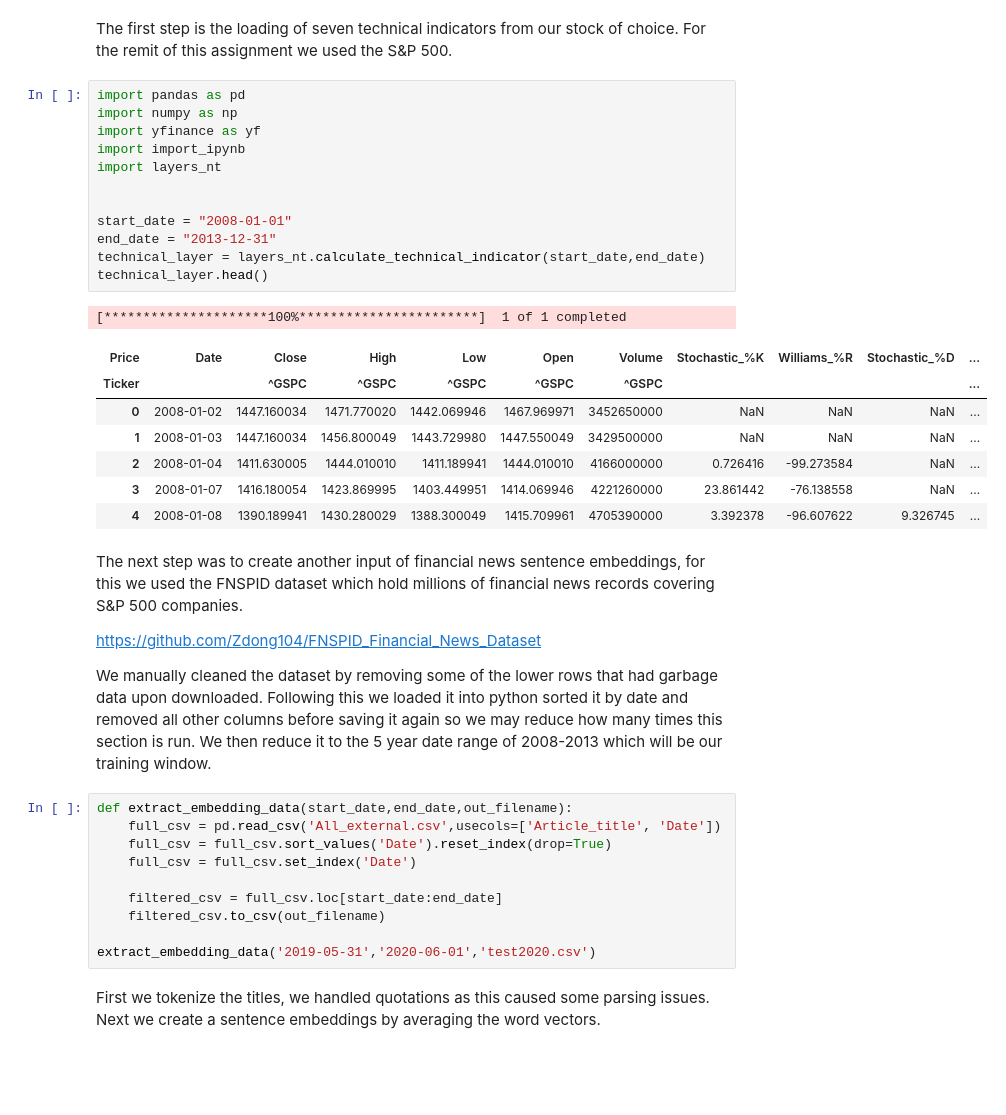
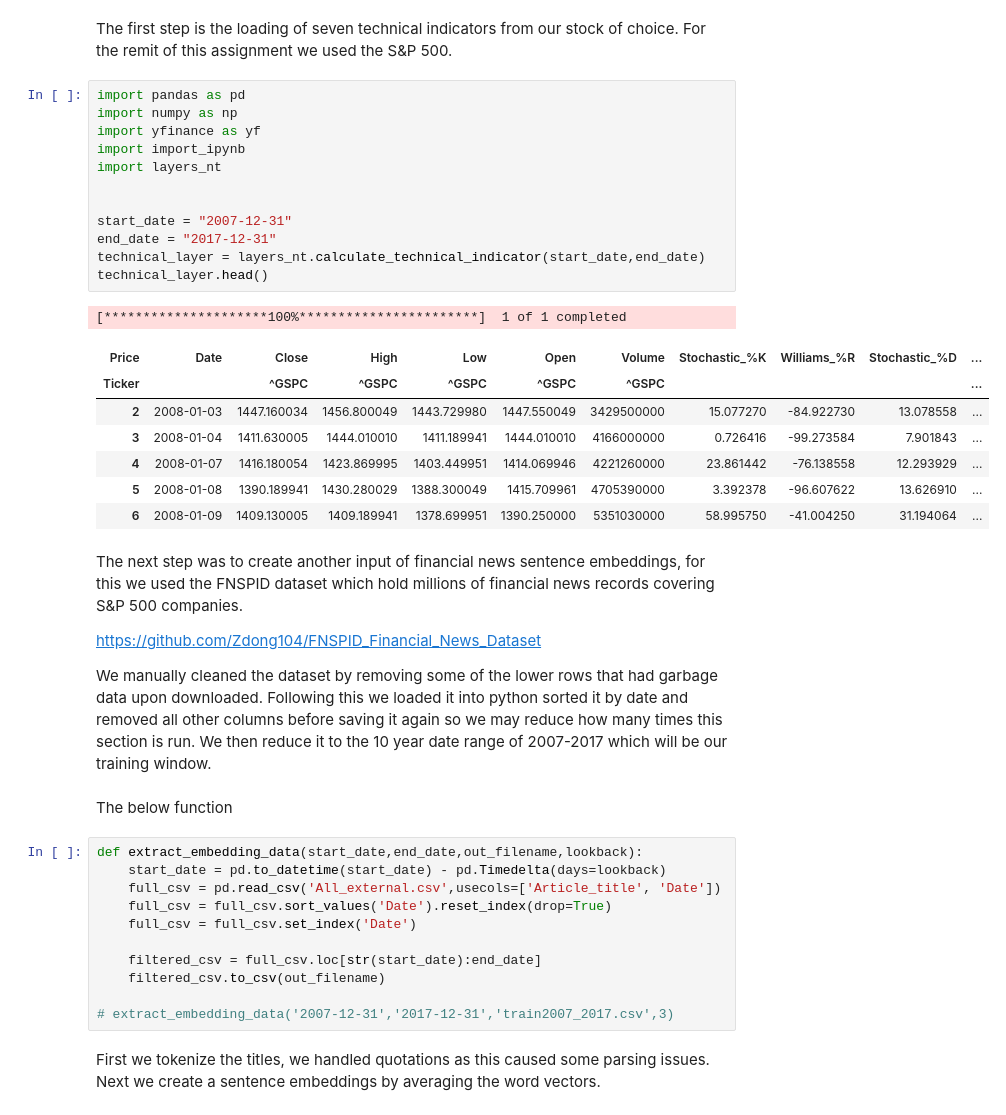
Before and after one commit to matsammut/ARI5123-Algo_trading, a Jupyter notebook: main.ipynb, the cells around one changed output. Cells and saved outputs as stored; diff of their text form; blank space fills up the shorter version.

```diff
--- a/main.ipynb
+++ b/main.ipynb
@@ -5,40 +5,43 @@ The first step is the loading of seven technical indicators from our stock of ch
 # %%
 import pandas as pd
 import numpy as np
 import yfinance as yf
 import import_ipynb
 import layers_nt
 
 
-start_date = "2008-01-01"
-end_date = "2013-12-31"
+start_date = "2007-12-31"
+end_date = "2017-12-31"
 technical_layer = layers_nt.calculate_technical_indicator(start_date,end_date)
 technical_layer.head()
 # %% [output]
 [*********************100%***********************]  1 of 1 completed
 | Price | Date | Close | High | Low | Open | Volume | Stochastic_%K | Williams_%R | Stochastic_%D | ... |
 | Ticker |  | ^GSPC | ^GSPC | ^GSPC | ^GSPC | ^GSPC |  |  |  | ... |
-| 0 | 2008-01-02 | 1447.160034 | 1471.770020 | 1442.069946 | 1467.969971 | 3452650000 | NaN | NaN | NaN | ... |
-| 1 | 2008-01-03 | 1447.160034 | 1456.800049 | 1443.729980 | 1447.550049 | 3429500000 | NaN | NaN | NaN | ... |
-| 2 | 2008-01-04 | 1411.630005 | 1444.010010 | 1411.189941 | 1444.010010 | 4166000000 | 0.726416 | -99.273584 | NaN | ... |
-| 3 | 2008-01-07 | 1416.180054 | 1423.869995 | 1403.449951 | 1414.069946 | 4221260000 | 23.861442 | -76.138558 | NaN | ... |
-| 4 | 2008-01-08 | 1390.189941 | 1430.280029 | 1388.300049 | 1415.709961 | 4705390000 | 3.392378 | -96.607622 | 9.326745 | ... |
+| 2 | 2008-01-03 | 1447.160034 | 1456.800049 | 1443.729980 | 1447.550049 | 3429500000 | 15.077270 | -84.922730 | 13.078558 | ... |
+| 3 | 2008-01-04 | 1411.630005 | 1444.010010 | 1411.189941 | 1444.010010 | 4166000000 | 0.726416 | -99.273584 | 7.901843 | ... |
+| 4 | 2008-01-07 | 1416.180054 | 1423.869995 | 1403.449951 | 1414.069946 | 4221260000 | 23.861442 | -76.138558 | 12.293929 | ... |
+| 5 | 2008-01-08 | 1390.189941 | 1430.280029 | 1388.300049 | 1415.709961 | 4705390000 | 3.392378 | -96.607622 | 13.626910 | ... |
+| 6 | 2008-01-09 | 1409.130005 | 1409.189941 | 1378.699951 | 1390.250000 | 5351030000 | 58.995750 | -41.004250 | 31.194064 | ... |
 # %% [markdown]
 The next step was to create another input of financial news sentence embeddings, for this we used the FNSPID dataset which hold millions of financial news records covering S&P 500 companies.
 
 https://github.com/Zdong104/FNSPID_Financial_News_Dataset
 
-We manually cleaned the dataset by removing some of the lower rows that had garbage data upon downloaded. Following this we loaded it into python sorted it by date and removed all other columns before saving it again so we may reduce how many times this section is run. We then reduce it to the 5 year date range of 2008-2013 which will be our training window.
+We manually cleaned the dataset by removing some of the lower rows that had garbage data upon downloaded. Following this we loaded it into python sorted it by date and removed all other columns before saving it again so we may reduce how many times this section is run. We then reduce it to the 10 year date range of 2007-2017 which will be our training window.
+# %% [markdown]
+The below function
 # %%
-def extract_embedding_data(start_date,end_date,out_filename):
+def extract_embedding_data(start_date,end_date,out_filename,lookback):
+    start_date = pd.to_datetime(start_date) - pd.Timedelta(days=lookback)
     full_csv = pd.read_csv('All_external.csv',usecols=['Article_title', 'Date'])
     full_csv = full_csv.sort_values('Date').reset_index(drop=True)
     full_csv = full_csv.set_index('Date')
 
-    filtered_csv = full_csv.loc[start_date:end_date]
+    filtered_csv = full_csv.loc[str(start_date):end_date]
     filtered_csv.to_csv(out_filename)
 
-extract_embedding_data('2019-05-31','2020-06-01','test2020.csv')
+# extract_embedding_data('2007-12-31','2017-12-31','train2007_2017.csv',3)
 # %% [markdown]
 First we tokenize the titles, we handled quotations as this caused some parsing issues. Next we create a sentence embeddings by averaging the word vectors.
 # %%
```
Also changed, not shown: parts of 8 cells of this notebook, 7 other files.
